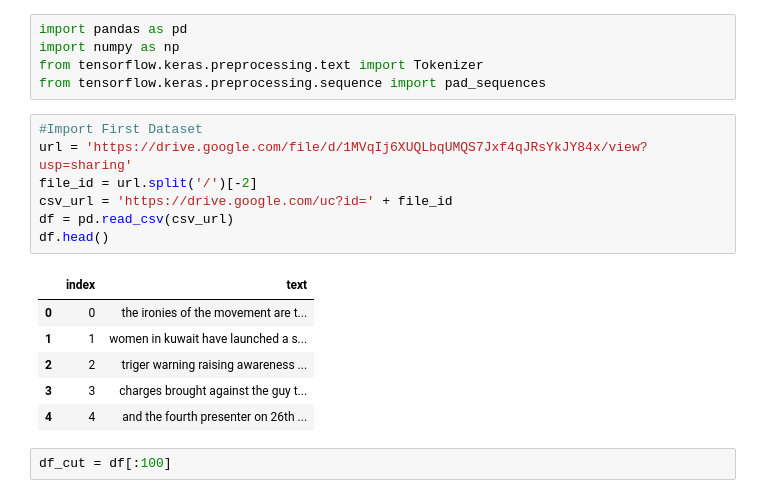
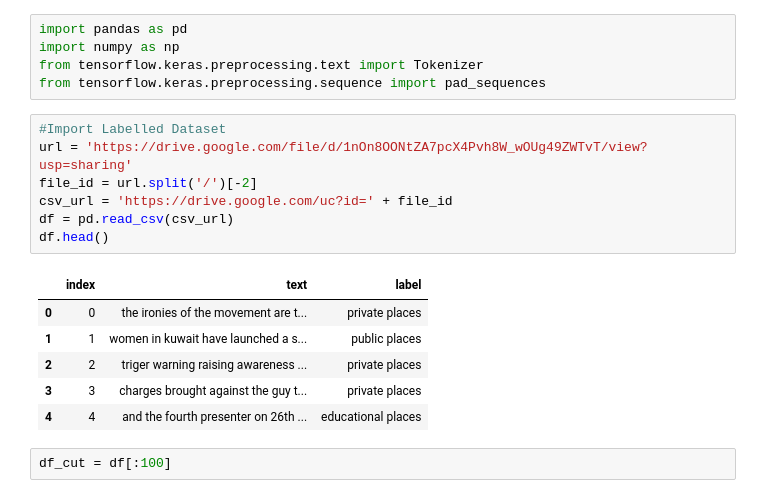
Before and after one commit to aulia-nrp/NLP-using-TensorFlow, a Jupyter notebook: Modelling_B21_CAP0194.ipynb, the cells around one changed output. Cells and saved outputs as stored; diff of their text form.

Commit message:
Update the labels and the models

```diff
--- a/Modelling_B21_CAP0194.ipynb
+++ b/Modelling_B21_CAP0194.ipynb
@@ -18,19 +18,19 @@ import numpy as np
 from tensorflow.keras.preprocessing.text import Tokenizer
 from tensorflow.keras.preprocessing.sequence import pad_sequences
 # %%
-#Import First Dataset
-url = 'https://drive.google.com/file/d/1MVqIj6XUQLbqUMQS7Jxf4qJRsYkJY84x/view?usp=sharing'
+#Import Labelled Dataset
+url = 'https://drive.google.com/file/d/1nOn8OONtZA7pcX4Pvh8W_wOUg49ZWTvT/view?usp=sharing'
 file_id = url.split('/')[-2]
 csv_url = 'https://drive.google.com/uc?id=' + file_id
 df = pd.read_csv(csv_url)
 df.head()
 # %% [output]
-|  | index | text |
-| 0 | 0 | the ironies of the movement are t... |
-| 1 | 1 | women in kuwait have launched a s... |
-| 2 | 2 | triger warning raising awareness ... |
-| 3 | 3 | charges brought against the guy t... |
-| 4 | 4 | and the fourth presenter on 26th ... |
+|  | index | text | label |
+| 0 | 0 | the ironies of the movement are t... | private places |
+| 1 | 1 | women in kuwait have launched a s... | public places |
+| 2 | 2 | triger warning raising awareness ... | private places |
+| 3 | 3 | charges brought against the guy t... | private places |
+| 4 | 4 | and the fourth presenter on 26th ... | educational places |
 # %%
 df_cut = df[:100]
 # %%
```
Also changed, not shown: parts of 13 cells of this notebook.
